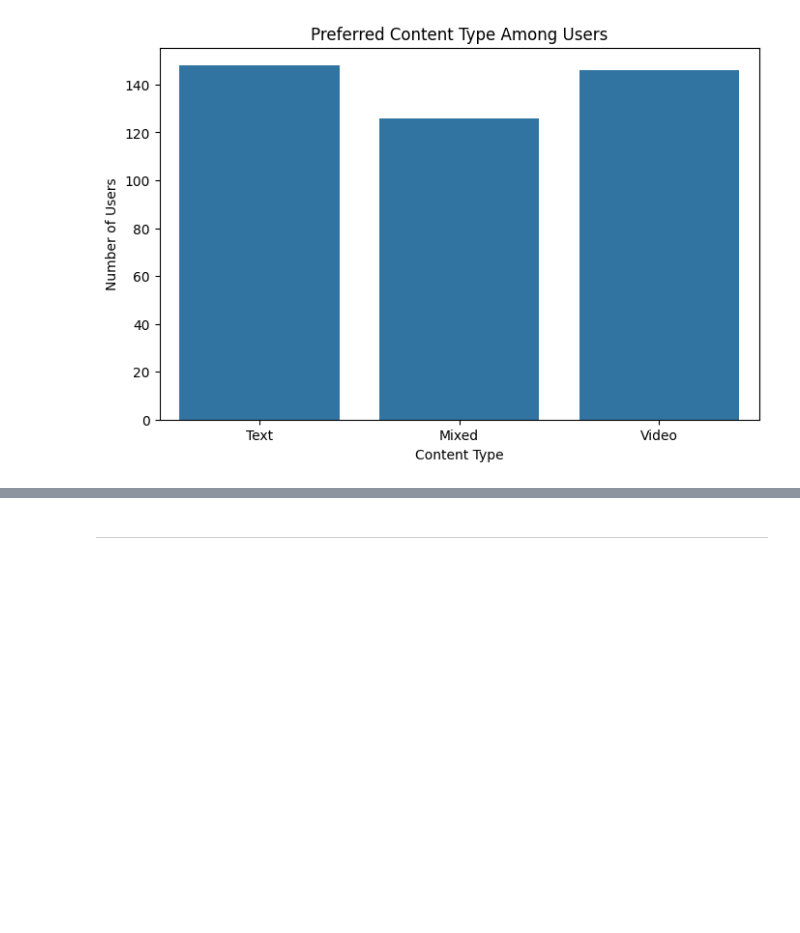
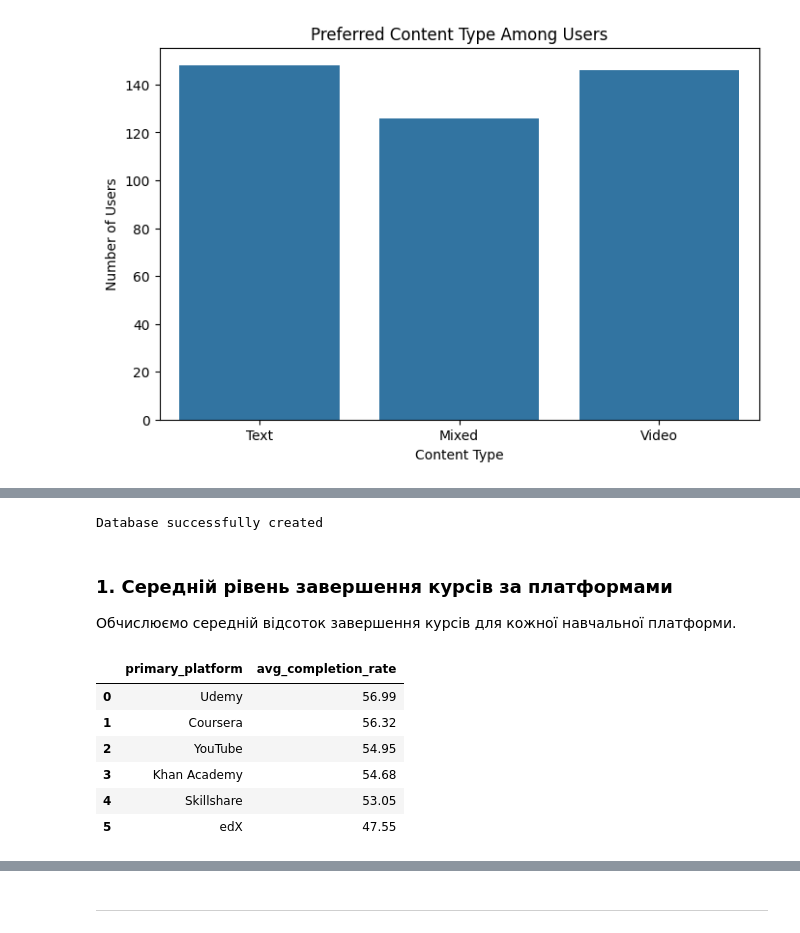
Before and after one commit to jane-rusakova/python_for_hw_tasks, a Jupyter notebook: Фінальний_проєкт.ipynb, the cells around one changed output, grey strips where cells are left out. Saved outputs shown, nothing was run; the diff lists cells and outputs as text; code cells hidden in the pictures; blank space fills up the shorter version.

```diff
--- a/Фінальний_проєкт.ipynb
+++ b/Фінальний_проєкт.ipynb
@@ -443,0 +431,36 @@ plt.show()
+# %%
+import sqlite3
+import pandas as pd
+
+# створюємо тимчасову SQL базу
+conn = sqlite3.connect(':memory:')
+
+# завантажуємо наш датасет у SQL
+df.to_sql('learning_data', conn, index=False)
+
+print("Database successfully created")
+# %% [output]
+Database successfully created
+# %% [markdown]
+### 1. Середній рівень завершення курсів за платформами
+
+Обчислюємо середній відсоток завершення курсів для кожної навчальної платформи.
+# %%
+query1 = """
+SELECT
+    primary_platform,
+    ROUND(AVG(completion_rate_percent),2) AS avg_completion_rate
+FROM learning_data
+GROUP BY primary_platform
+ORDER BY avg_completion_rate DESC
+"""
+
+pd.read_sql(query1, conn)
+# %% [output]
+|  | primary_platform | avg_completion_rate |
+| 0 | Udemy | 56.99 |
+| 1 | Coursera | 56.32 |
+| 2 | YouTube | 54.95 |
+| 3 | Khan Academy | 54.68 |
+| 4 | Skillshare | 53.05 |
+| 5 | edX | 47.55 |
```
Also changed, not shown: parts of 45 cells of this notebook.
